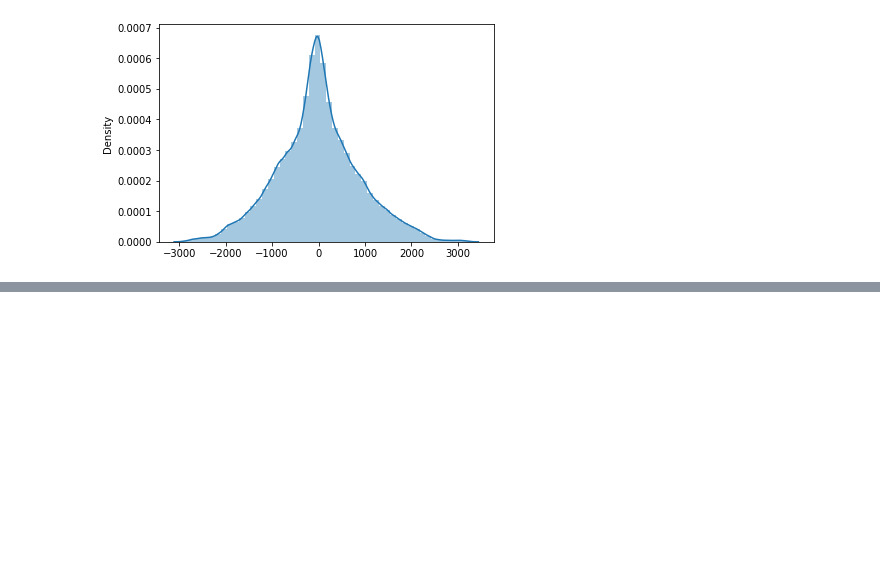
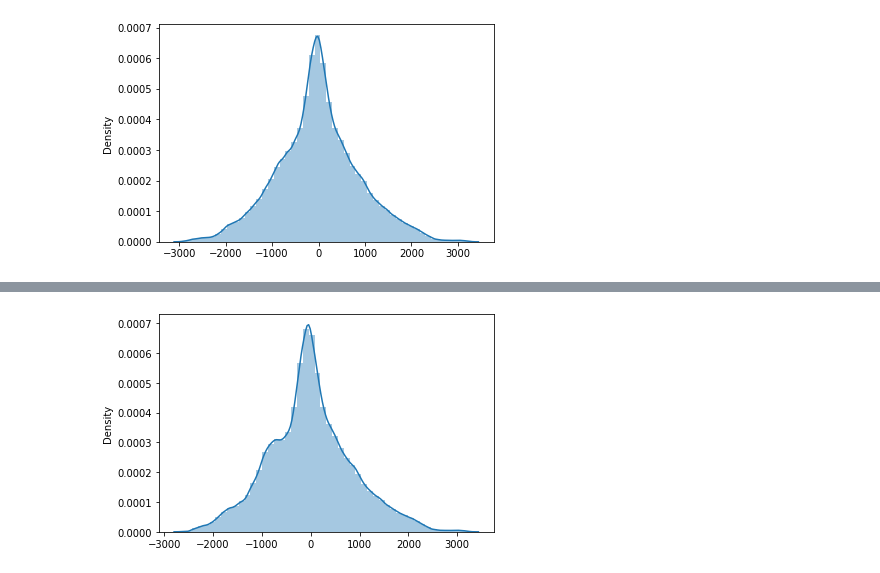
Before and after one commit to ShreedarshM/Bike-Sharing-Demand, a Jupyter notebook: Bike_Sharing_Demand_Prediction_Capstone_Project.ipynb, the cells around one changed output, grey strips where cells are left out. Cells and saved outputs as stored; diff of their text form; code cells hidden in the pictures; blank space fills up the shorter version.

```diff
--- a/Bike_Sharing_Demand_Prediction_Capstone_Project.ipynb
+++ b/Bike_Sharing_Demand_Prediction_Capstone_Project.ipynb
@@ -627,0 +702,5 @@ plt.show()
+# %%
+sns.distplot(e)
+plt.show()
+# %% [output]
+[figure, added]
```
Also changed, not shown: parts of 21 cells of this notebook.
